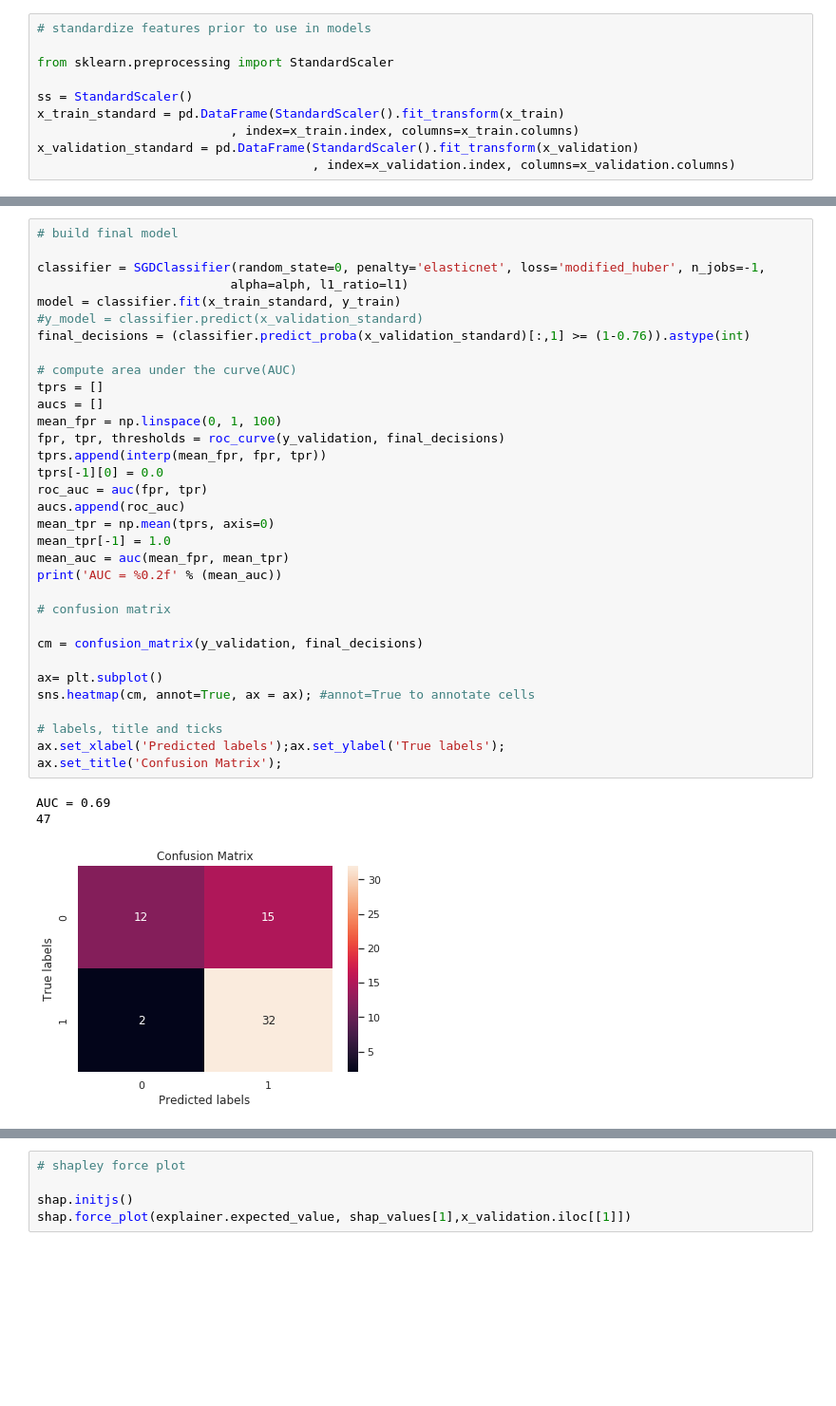
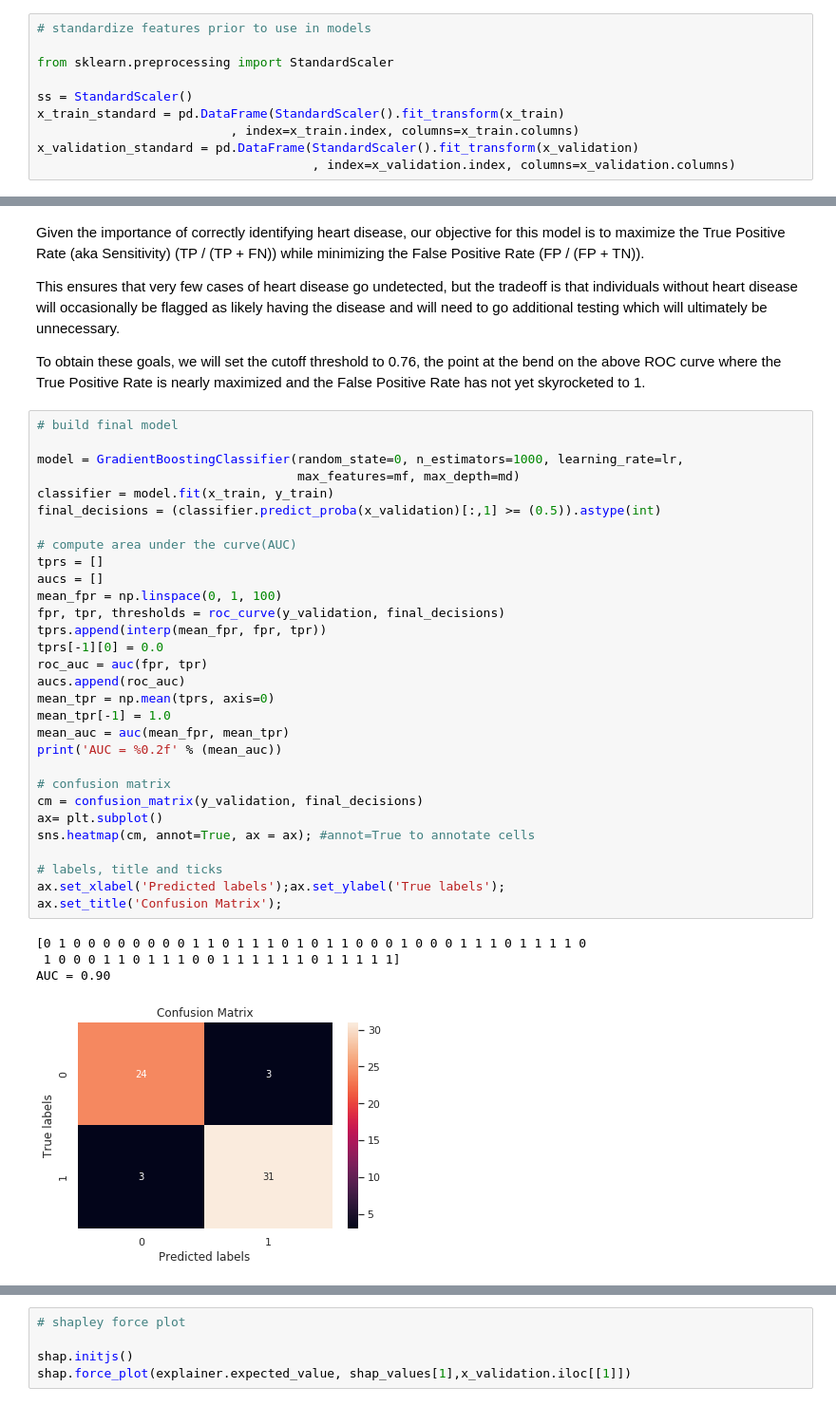
Before and after one commit to airnel48/Heart-Disease-Prediction, a Jupyter notebook: Predict-Heart-Disease-Cleveland-Database.ipynb, the cells around one changed output, grey strips where cells are left out. Shown at 95% size. Drawn from its saved outputs; the diff is of its cells as text; blank space fills up the shorter version.

Commit message:
converted model to gradient boost

```diff
--- a/Predict-Heart-Disease-Cleveland-Database.ipynb
+++ b/Predict-Heart-Disease-Cleveland-Database.ipynb
@@ -721,37 +674,41 @@ ax.set_title('Confusion Matrix');
+# %% [markdown]
+Given the importance of correctly identifying heart disease, our objective for this model is to maximize the True Positive Rate (aka Sensitivity) (TP / (TP + FN)) while minimizing the False Positive Rate (FP / (FP + TN)).
+
+This ensures that very few cases of heart disease go undetected, but the tradeoff is that individuals without heart disease will occasionally be flagged as likely having the disease and will need to go additional testing which will ultimately be unnecessary.
+
+To obtain these goals, we will set the cutoff threshold to 0.76, the point at the bend on the above ROC curve where the True Positive Rate is nearly maximized and the False Positive Rate has not yet skyrocketed to 1.
 # %%
 # build final model
 
-classifier = SGDClassifier(random_state=0, penalty='elasticnet', loss='modified_huber', n_jobs=-1,
-                          alpha=alph, l1_ratio=l1)
-model = classifier.fit(x_train_standard, y_train)
-#y_model = classifier.predict(x_validation_standard)
-final_decisions = (classifier.predict_proba(x_validation_standard)[:,1] >= (1-0.76)).astype(int)
+model = GradientBoostingClassifier(random_state=0, n_estimators=1000, learning_rate=lr,
+                                   max_features=mf, max_depth=md)
+classifier = model.fit(x_train, y_train)
+final_decisions = (classifier.predict_proba(x_validation)[:,1] >= (0.5)).astype(int)
 
 # compute area under the curve(AUC)
 tprs = []
 aucs = []
 mean_fpr = np.linspace(0, 1, 100)
 fpr, tpr, thresholds = roc_curve(y_validation, final_decisions)
 tprs.append(interp(mean_fpr, fpr, tpr))
 tprs[-1][0] = 0.0
 roc_auc = auc(fpr, tpr)
 aucs.append(roc_auc)
 mean_tpr = np.mean(tprs, axis=0)
 mean_tpr[-1] = 1.0
 mean_auc = auc(mean_fpr, mean_tpr)
 print('AUC = %0.2f' % (mean_auc))
 
 # confusion matrix
-
 cm = confusion_matrix(y_validation, final_decisions)
-
 ax= plt.subplot()
 sns.heatmap(cm, annot=True, ax = ax); #annot=True to annotate cells
 
 # labels, title and ticks
 ax.set_xlabel('Predicted labels');ax.set_ylabel('True labels');
 ax.set_title('Confusion Matrix');
 # %% [output]
-AUC = 0.69
-47
+[0 1 0 0 0 0 0 0 0 0 1 1 0 1 1 1 0 1 0 1 1 0 0 0 1 0 0 0 1 1 1 0 1 1 1 1 0
+ 1 0 0 0 1 1 0 1 1 1 0 0 1 1 1 1 1 1 0 1 1 1 1 1]
+AUC = 0.90
-[figure, old version]
+[figure, new version]
```
Also changed, not shown: parts of 32 cells of this notebook.
